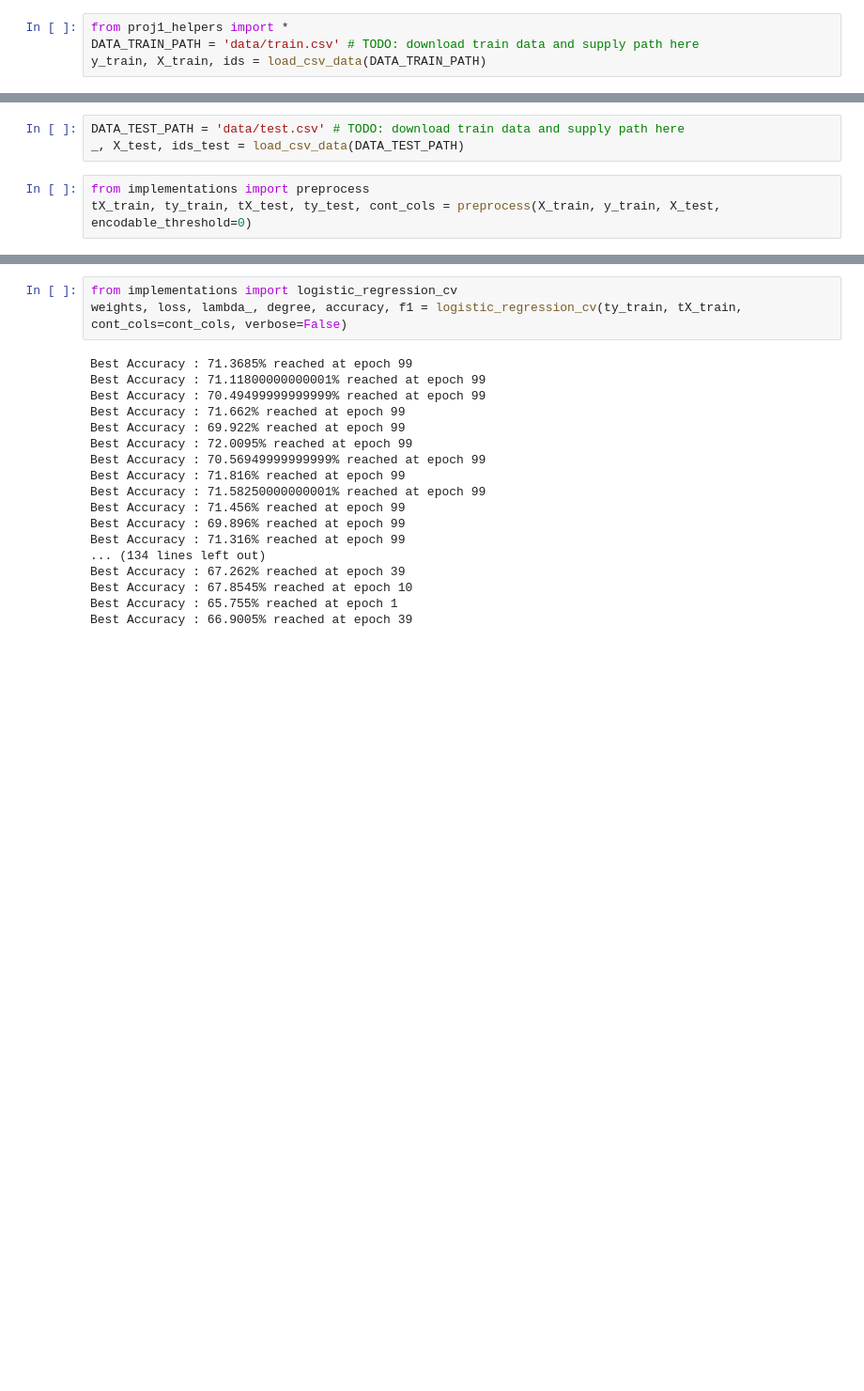
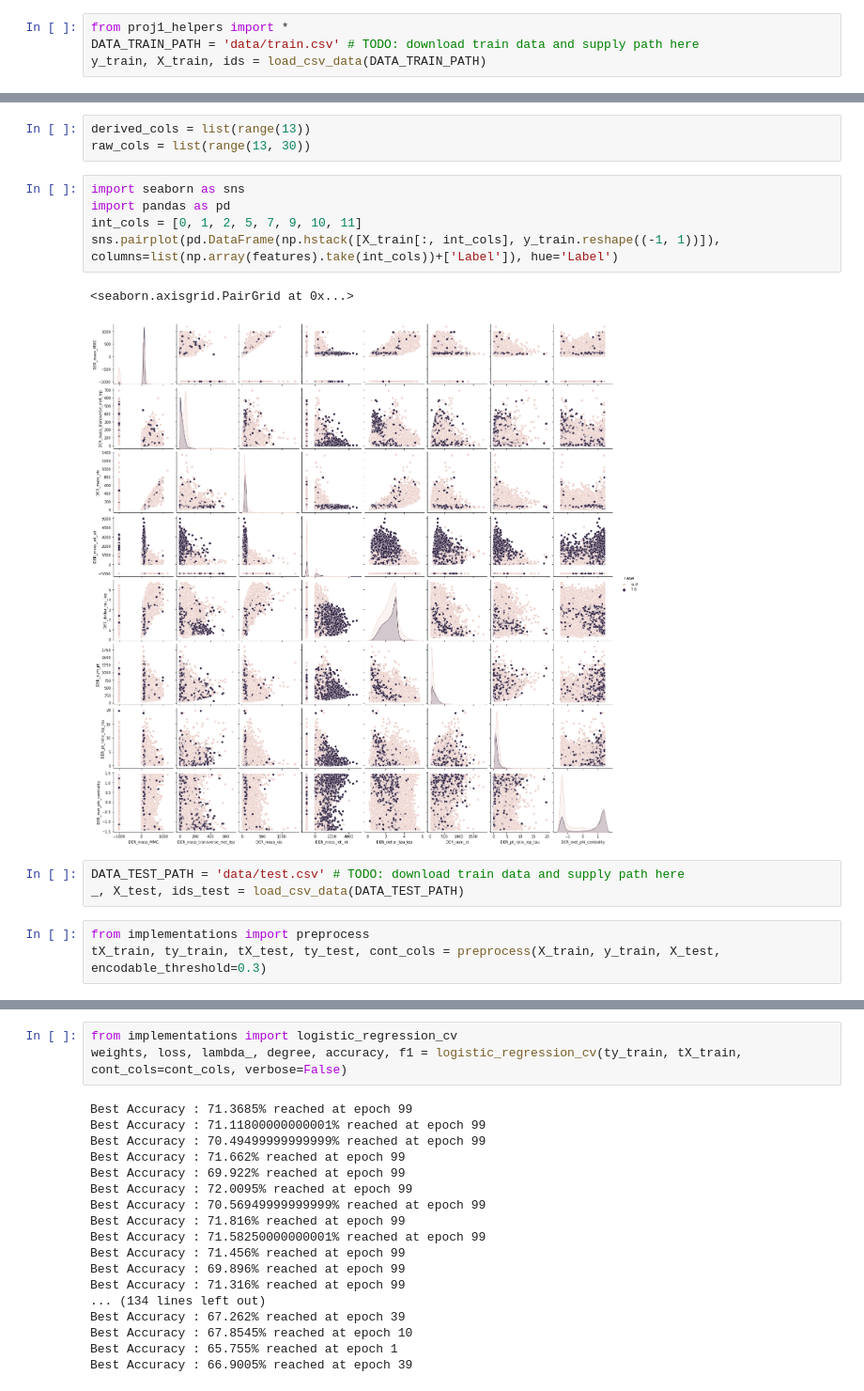
Before and after one commit to mismayil/higgs-boson, a Jupyter notebook: project1_test.ipynb, the cells around one changed output, grey strips where cells are left out. Shown at 94% size. Cells and saved outputs as stored; diff of their text form; blank space fills up the shorter version.

```diff
--- a/project1_test.ipynb
+++ b/project1_test.ipynb
@@ -15,6 +53,17 @@ y_train, X_train, ids = load_csv_data(DATA_TRAIN_PATH)
+# %%
+derived_cols = list(range(13))
+raw_cols = list(range(13, 30))
+# %%
+import seaborn as sns
+import pandas as pd
+int_cols = [0, 1, 2, 5, 7, 9, 10, 11]
+sns.pairplot(pd.DataFrame(np.hstack([X_train[:, int_cols], y_train.reshape((-1, 1))]), columns=list(np.array(features).take(int_cols))+['Label']), hue='Label')
+# %% [output]
+<seaborn.axisgrid.PairGrid at 0x...>
+[figure, added]
 # %%
 DATA_TEST_PATH = 'data/test.csv' # TODO: download train data and supply path here
 _, X_test, ids_test = load_csv_data(DATA_TEST_PATH)
 # %%
 from implementations import preprocess
-tX_train, ty_train, tX_test, ty_test, cont_cols = preprocess(X_train, y_train, X_test, encodable_threshold=0)
+tX_train, ty_train, tX_test, ty_test, cont_cols = preprocess(X_train, y_train, X_test, encodable_threshold=0.3)
```
Also changed, not shown: parts of 17 cells of this notebook, 2 other files.
